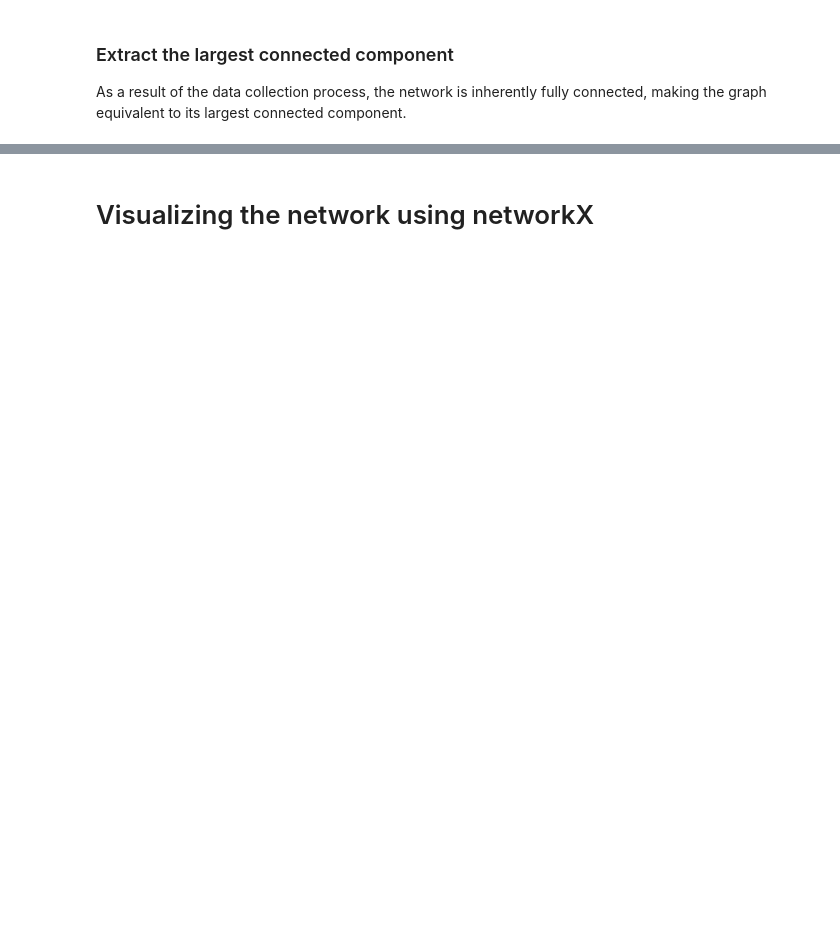
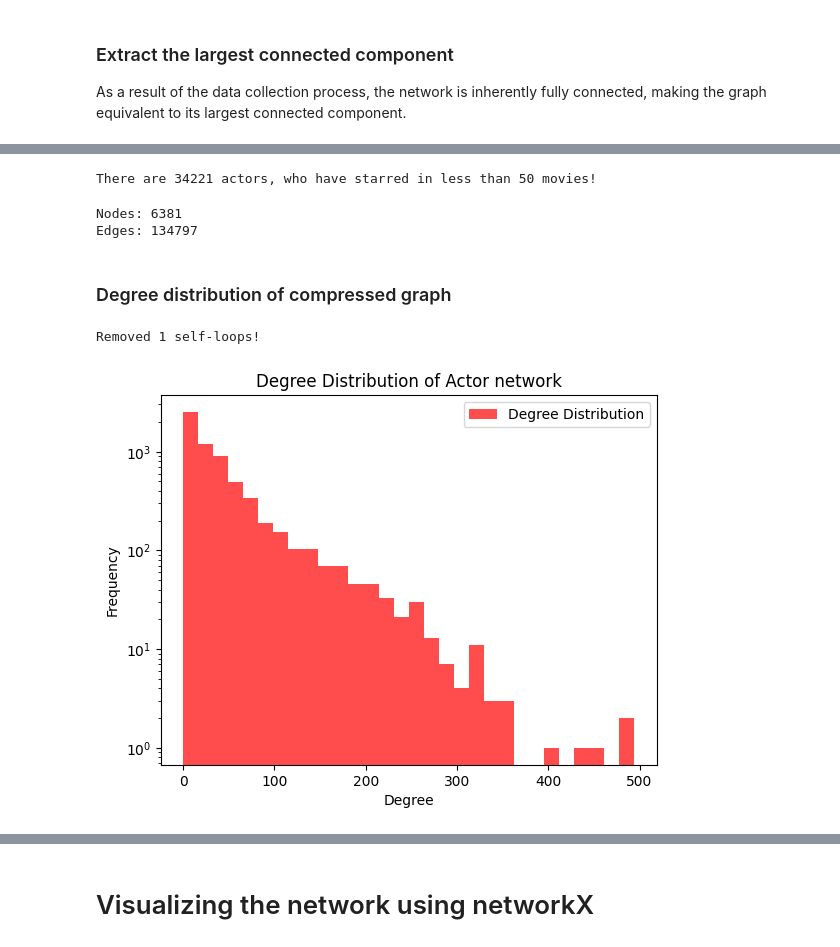
Before and after one commit to AleksandarLukic96/02805_Final_project, a Jupyter notebook: code/Network_graph.ipynb, the cells around one changed output, grey strips where cells are left out. Cells and saved outputs as stored; diff of their text form; code cells hidden in the pictures; blank space fills up the shorter version.

```diff
--- a/code/Network_graph.ipynb
+++ b/code/Network_graph.ipynb
@@ -248,0 +316,2 @@ Edges: 89359
+# %%
+MAX_CAST_SIZE = 10
@@ -248,0 +353,57 @@ Edges: 89359
+# %%
+MIN_FEATURED_IN = 50
+nodes_with_few_features = [
+    node for node, data in G_comp.nodes(data=True) if data.get("featured_in") is None or data.get("featured_in") <= MIN_FEATURED_IN
+]
+
+print(f"There are {len(nodes_with_few_features)} actors, who have starred in less than {MIN_FEATURED_IN} movies!")
+# %% [output]
+There are 34221 actors, who have starred in less than 50 movies!
+# %%
+G_comp.remove_nodes_from(list(nodes_with_few_features))
+
+print("Nodes:", len(G_comp.nodes()))
+print("Edges:", len(G_comp.edges()))
+# %% [output]
+Nodes: 6381
+Edges: 134797
+# %% [markdown]
+### Degree distribution of compressed graph
+# %%
+# Create placeholder for old values
+G_comp_copy = G_comp.copy()
+
+# Remove self-loops in order to make the final plot prettier.
+G_comp.remove_edges_from(list(nx.selfloop_edges(G_comp)))
+
+# No. of selfloops removed
+diff = len(G_comp_copy.edges()) - len(G_comp.edges())
+
+print(f"Removed {diff} self-loops!")
+# %% [output]
+Removed 1 self-loops!
+# %%
+# sort nodes after degree
+G_comp_sorted_degree = sorted(G_comp.degree, key=lambda x: x[1], reverse=True)
+
+# Extract degree from nodes and store separately
+G_comp_degree_values = [x[1] for x in G_comp_sorted_degree]
+# %%
+# Histogram of In-degree Distribution
+plt.hist(
+    G_comp_degree_values,
+    bins=30,
+    alpha=0.7,
+    label="Degree Distribution",
+    color="red"
+)
+
+# Settings of axis/plot
+plt.xlabel("Degree")
+plt.ylabel("Frequency")
+plt.yscale('log')
+plt.legend()
+plt.title("Degree Distribution of Actor network")
+plt.show()
+# %% [output]
+[figure, added]
```
Also changed, not shown: parts of 57 cells of this notebook, 25 other files.
